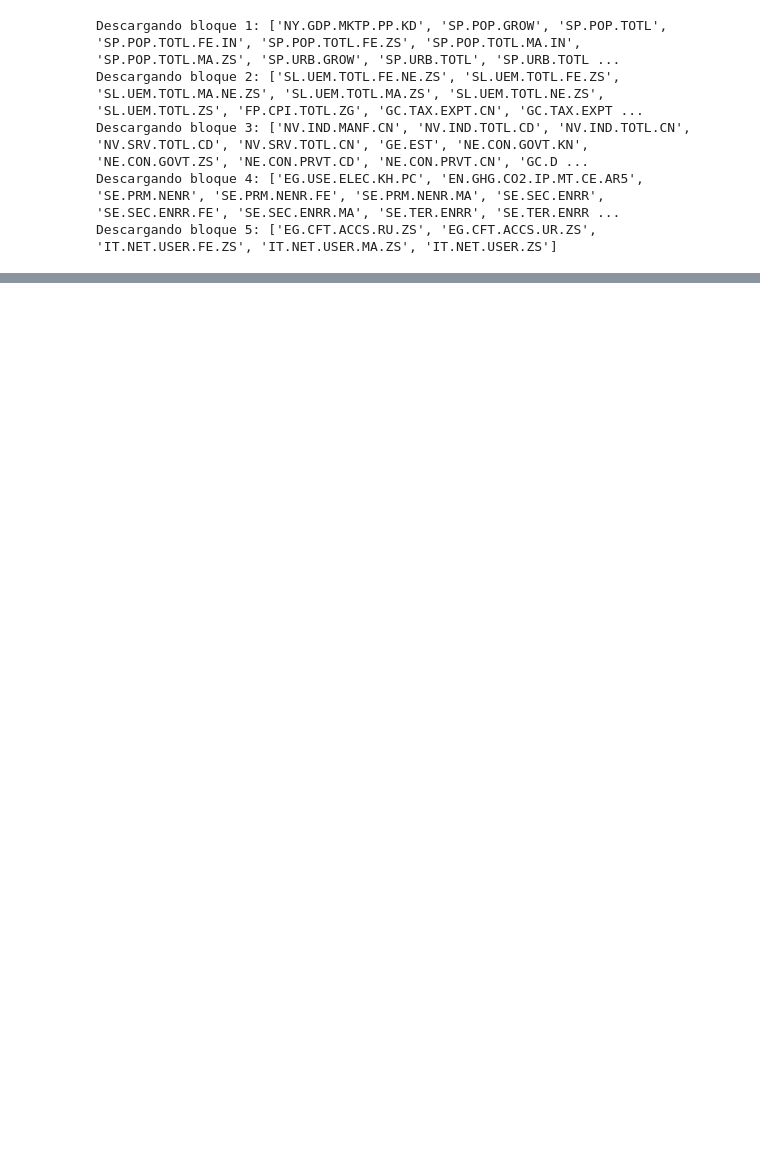
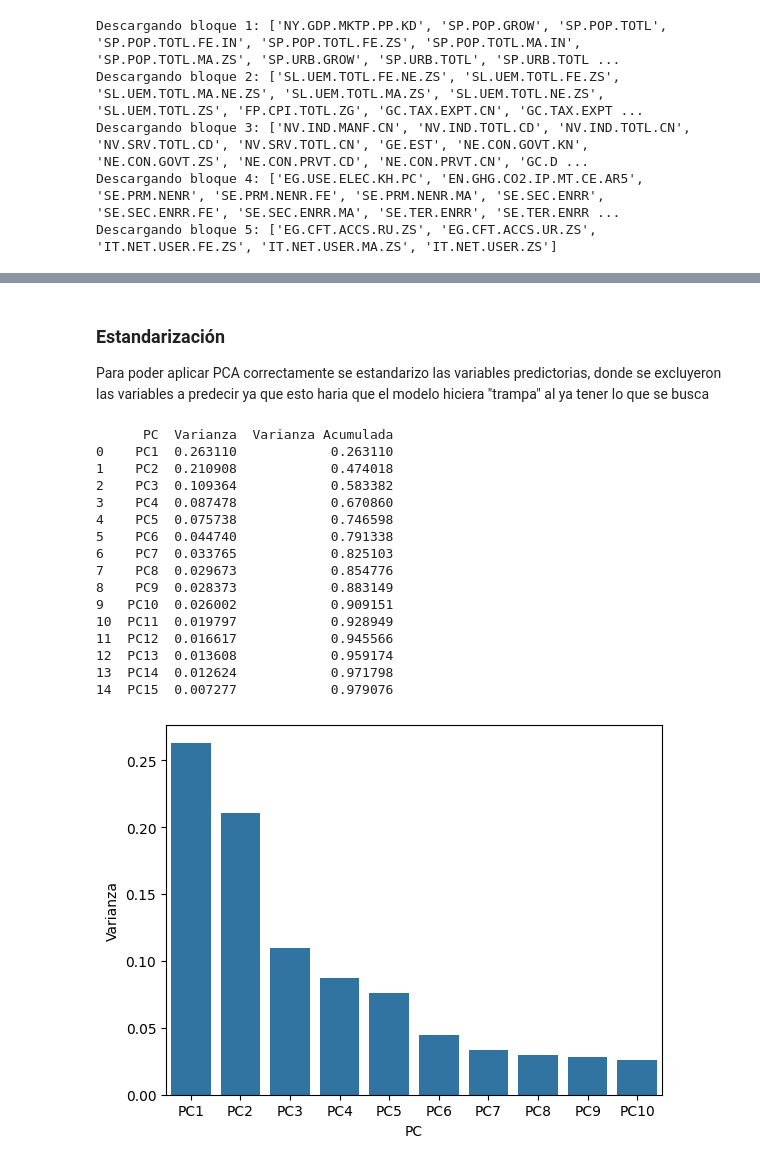
Before and after one commit to vicentegonzalez-hub/Portafolio, a Jupyter notebook: pib_wb.ipynb, the cells around one changed output, grey strips where cells are left out. Cells and saved outputs as stored; diff of their text form; code cells hidden in the pictures; blank space fills up the shorter version.

```diff
--- a/pib_wb.ipynb
+++ b/pib_wb.ipynb
@@ -201,0 +372,7 @@ Index(['SL.TLF.TOTL.FE.ZS', 'SL.TLF.TOTL.IN', 'SP.RUR.TOTL', 'SP.RUR.TOTL.ZG',
+# %%
+#Creamos una copia para no afectar al Dataframe anteriormenre utilizado
+df_clasificacion = paises_wb_final.copy()
+df_clasificacion['Clase_PIB'] = pd.qcut(
+    df_clasificacion['NY.GDP.MKTP.PP.KD'],
+    q=5,
+    labels=['Low', 'Medium-Low', 'Medium', 'Medium-High', 'High'])
@@ -201,0 +383,43 @@ Index(['SL.TLF.TOTL.FE.ZS', 'SL.TLF.TOTL.IN', 'SP.RUR.TOTL', 'SP.RUR.TOTL.ZG',
+# %%
+
+
+#Se eliminan las variables a predecir
+X_pca = df_clasificacion.drop(['Clase_PIB', 'NY.GDP.MKTP.PP.KD'], axis=1)
+X_pca = X_pca.select_dtypes(include=[np.number])
+scaler = StandardScaler()
+X_estandarizado = scaler.fit_transform(X_pca)
+# %% [markdown]
+### Estandarización
+Para poder aplicar PCA correctamente se estandarizo las variables predictorias, donde se excluyeron las variables a predecir ya que esto haria que el modelo hiciera "trampa" al ya tener lo que se busca
+# %%
+pca = PCA()
+pca.fit(X_estandarizado)
+varianza = pca.explained_variance_ratio_
+varianza_acum = varianza.cumsum()
+
+#Lo dejo en dataframe para una mejor visualizacion
+df_var_pca = pd.DataFrame({
+    'PC': [f'PC{i+1}' for i in range(len(varianza))],
+    'Varianza': varianza,
+    'Varianza Acumulada': varianza_acum})
+print(df_var_pca.head(15))
+sns.barplot(x='PC', y='Varianza', data=df_var_pca.head(10))
+plt.show()
+# %% [output]
+      PC  Varianza  Varianza Acumulada
+0    PC1  0.263110            0.263110
+1    PC2  0.210908            0.474018
+2    PC3  0.109364            0.583382
+3    PC4  0.087478            0.670860
+4    PC5  0.075738            0.746598
+5    PC6  0.044740            0.791338
+6    PC7  0.033765            0.825103
+7    PC8  0.029673            0.854776
+8    PC9  0.028373            0.883149
+9   PC10  0.026002            0.909151
+10  PC11  0.019797            0.928949
+11  PC12  0.016617            0.945566
+12  PC13  0.013608            0.959174
+13  PC14  0.012624            0.971798
+14  PC15  0.007277            0.979076
+[figure, added]
```
Also changed, not shown: parts of 41 cells of this notebook.
